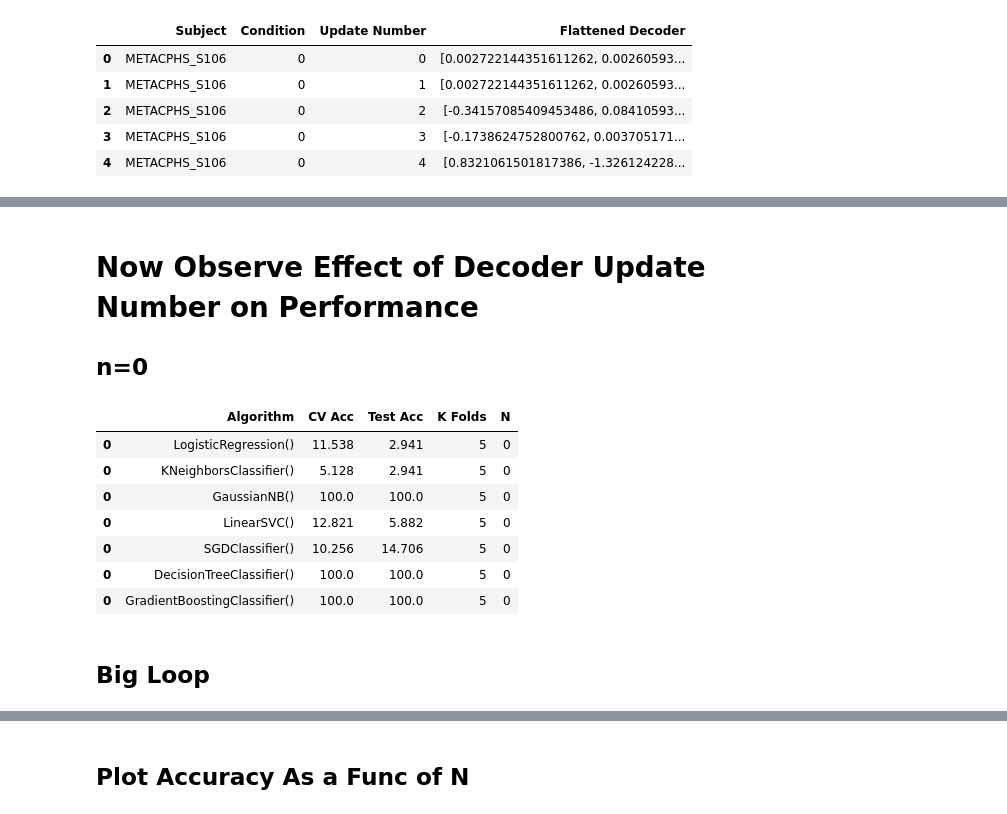
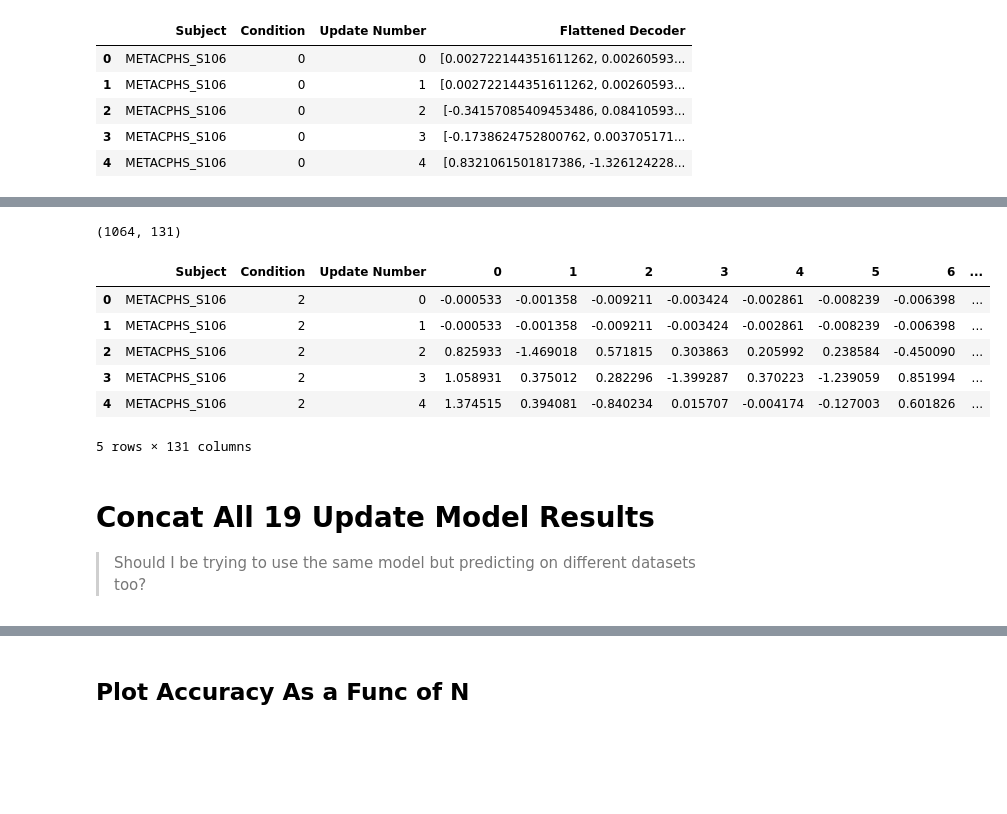
Before and after one commit to kdmalc/personalization-privacy-risk, a Jupyter notebook: 107_Dec_Model_Per_Cond.ipynb, the cells around one changed output, grey strips where cells are left out. Cells and saved outputs as stored; diff of their text form; code cells hidden in the pictures; blank space fills up the shorter version.

```diff
--- a/107_Dec_Model_Per_Cond.ipynb
+++ b/107_Dec_Model_Per_Cond.ipynb
@@ -91,5 +95,5 @@ dec_flattened_df.head()
 pos_init = [0, 1, 4, 5]
 neg_init = [2, 3, 6, 7]
 # %%
-pos_dec_df = dec_flattened_df[dec_flattened_df["Condition"] in pos_init]
-neg_dec_df = dec_flattened_df[dec_flattened_df["Condition"] in neg_init]
+pos_dec_df = dec_flattened_df[dec_flattened_df["Condition"].isin(pos_init)]
+neg_dec_df = dec_flattened_df[dec_flattened_df["Condition"].isin(neg_init)]
@@ -123,17 +109,37 @@ key_to_num_dict=key_to_num
+# %%
+pos_dec_expanded_df = pd.DataFrame()
+for my_row in range(pos_dec_df.shape[0]):
+    test=pd.DataFrame(pos_dec_df.iloc[my_row,3]).T
+    pos_dec_expanded_df = pd.concat((pos_dec_expanded_df, test))
+
+pos_dec_expanded_df.reset_index(inplace=True, drop=True)
+pos_dec_expanded_df.insert(loc=0, column='Update Number', value=list(pos_dec_df['Update Number']))
+pos_dec_expanded_df.insert(loc=0, column='Condition', value=list(pos_dec_df['Condition']))
+pos_dec_expanded_df.insert(loc=0, column='Subject', value=list(pos_dec_df['Subject']))
+
+##################################################################
+
+neg_dec_expanded_df = pd.DataFrame()
+for my_row in range(neg_dec_df.shape[0]):
+    test=pd.DataFrame(neg_dec_df.iloc[my_row,3]).T
+    neg_dec_expanded_df = pd.concat((neg_dec_expanded_df, test))
+
+neg_dec_expanded_df.reset_index(inplace=True, drop=True)
+neg_dec_expanded_df.insert(loc=0, column='Update Number', value=list(neg_dec_df['Update Number']))
+neg_dec_expanded_df.insert(loc=0, column='Condition', value=list(neg_dec_df['Condition']))
+neg_dec_expanded_df.insert(loc=0, column='Subject', value=list(neg_dec_df['Subject']))
+
+print(neg_dec_expanded_df.shape)
+neg_dec_expanded_df.head()
+# %% [output]
+(1064, 131)
+|  | Subject | Condition | Update Number | 0 | 1 | 2 | 3 | 4 | 5 | 6 | ... |
+| 0 | METACPHS_S106 | 2 | 0 | -0.000533 | -0.001358 | -0.009211 | -0.003424 | -0.002861 | -0.008239 | -0.006398 | ... |
+| 1 | METACPHS_S106 | 2 | 1 | -0.000533 | -0.001358 | -0.009211 | -0.003424 | -0.002861 | -0.008239 | -0.006398 | ... |
+| 2 | METACPHS_S106 | 2 | 2 | 0.825933 | -1.469018 | 0.571815 | 0.303863 | 0.205992 | 0.238584 | -0.450090 | ... |
+| 3 | METACPHS_S106 | 2 | 3 | 1.058931 | 0.375012 | 0.282296 | -1.399287 | 0.370223 | -1.239059 | 0.851994 | ... |
+| 4 | METACPHS_S106 | 2 | 4 | 1.374515 | 0.394081 | -0.840234 | 0.015707 | -0.004174 | -0.127003 | 0.601826 | ... |
+5 rows × 131 columns
 # %% [markdown]
-# Now Observe Effect of Decoder Update Number on Performance
-## n=0
+# Concat All 19 Update Model Results
+> Should I be trying to use the same model but predicting on different datasets too?
-# %%
-zero_df, zero_test_df = nth_decoder_model(flat_dec_expanded_df, 0, my_models, test=True)
-zero_test_df.head(10)
-# %% [output]
-|  | Algorithm | CV Acc | Test Acc | K Folds | N |
-| 0 | LogisticRegression() | 11.538 | 2.941 | 5 | 0 |
-| 0 | KNeighborsClassifier() | 5.128 | 2.941 | 5 | 0 |
-| 0 | GaussianNB() | 100.0 | 100.0 | 5 | 0 |
-| 0 | LinearSVC() | 12.821 | 5.882 | 5 | 0 |
-| 0 | SGDClassifier() | 10.256 | 14.706 | 5 | 0 |
-| 0 | DecisionTreeClassifier() | 100.0 | 100.0 | 5 | 0 |
-| 0 | GradientBoostingClassifier() | 100.0 | 100.0 | 5 | 0 |
-# %% [markdown]
-## Big Loop
```
Also changed, not shown: parts of 27 cells of this notebook.
